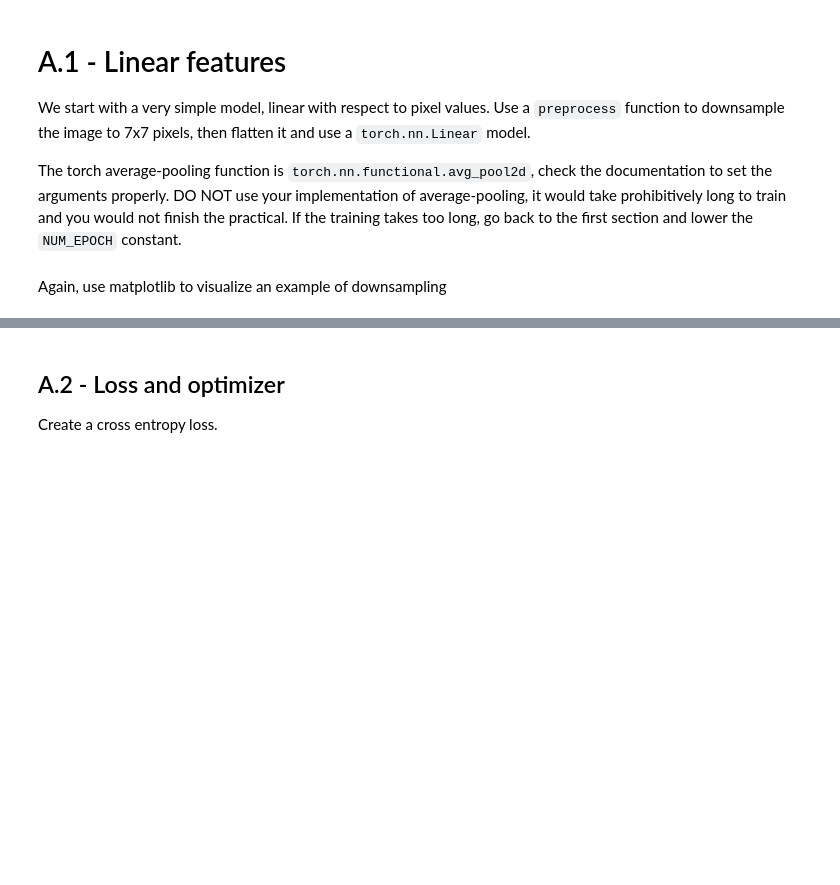
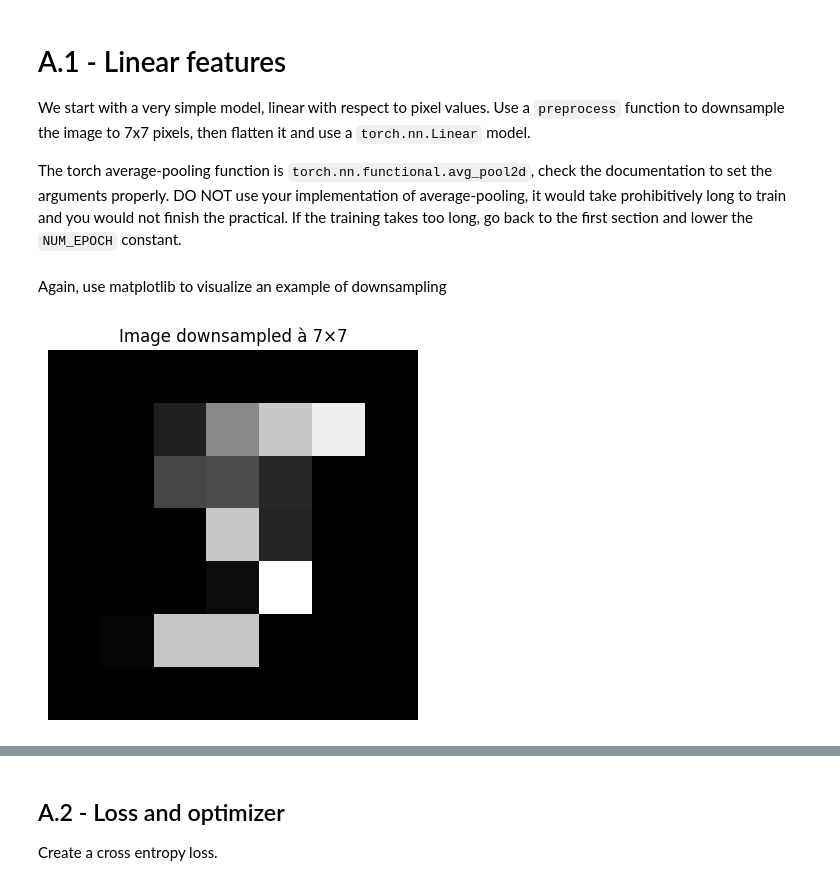
Before and after one commit to the-demby/ensae_dl_pw1, a Jupyter notebook: notebook.ipynb, the cells around one changed output, grey strips where cells are left out. Cells and saved outputs as stored; diff of their text form; code cells hidden in the pictures; blank space fills up the shorter version.

```diff
--- a/notebook.ipynb
+++ b/notebook.ipynb
@@ -55,4 +103,18 @@ If the training takes too long, go back to the first section and lower the `NUM_
 # %% [markdown]
 Again, use matplotlib to visualize an example of downsampling
 # %%
-### YOUR CODE HERE ###
+import torch.nn.functional as F
+
+# Récupère une image
+image, label = train_dataset[0]  # image: [1, 28, 28]
+
+# Downsampling à 7x7
+downsampled = F.interpolate(image.unsqueeze(0), size=(7, 7), mode='bilinear', align_corners=False)
+
+# Affichage
+plt.imshow(downsampled.squeeze(), cmap='gray')
+plt.title("Image downsampled à 7×7")
+plt.axis('off')
+plt.show()
+# %% [output]
+[figure, added]
```
Also changed, not shown: parts of 42 cells of this notebook, 9 other files.
